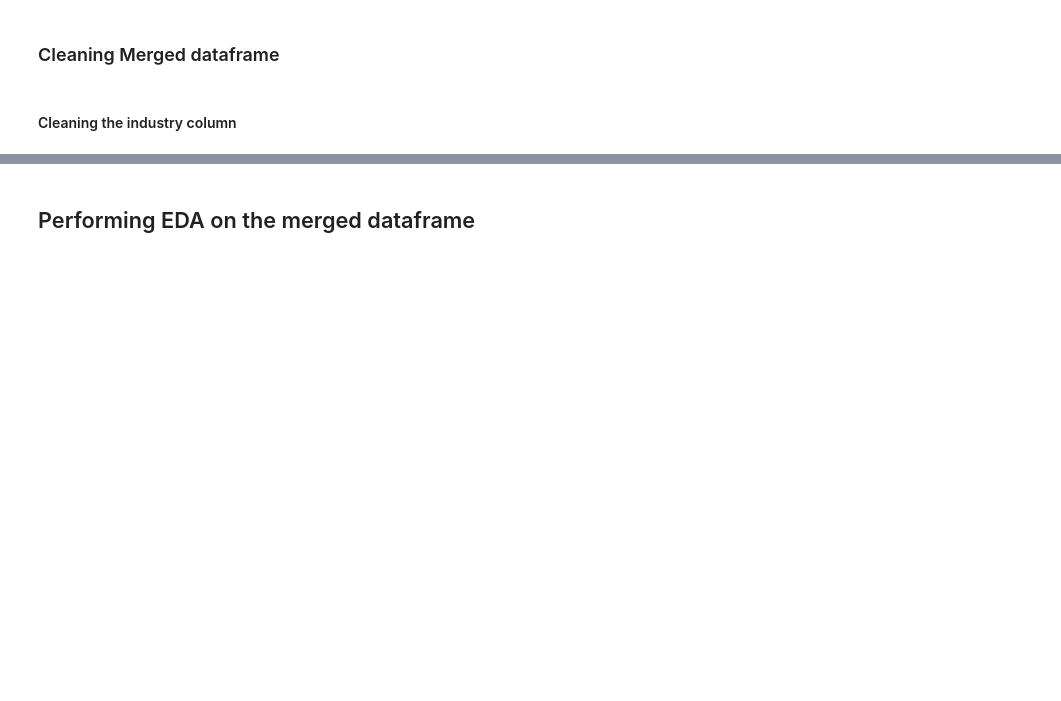
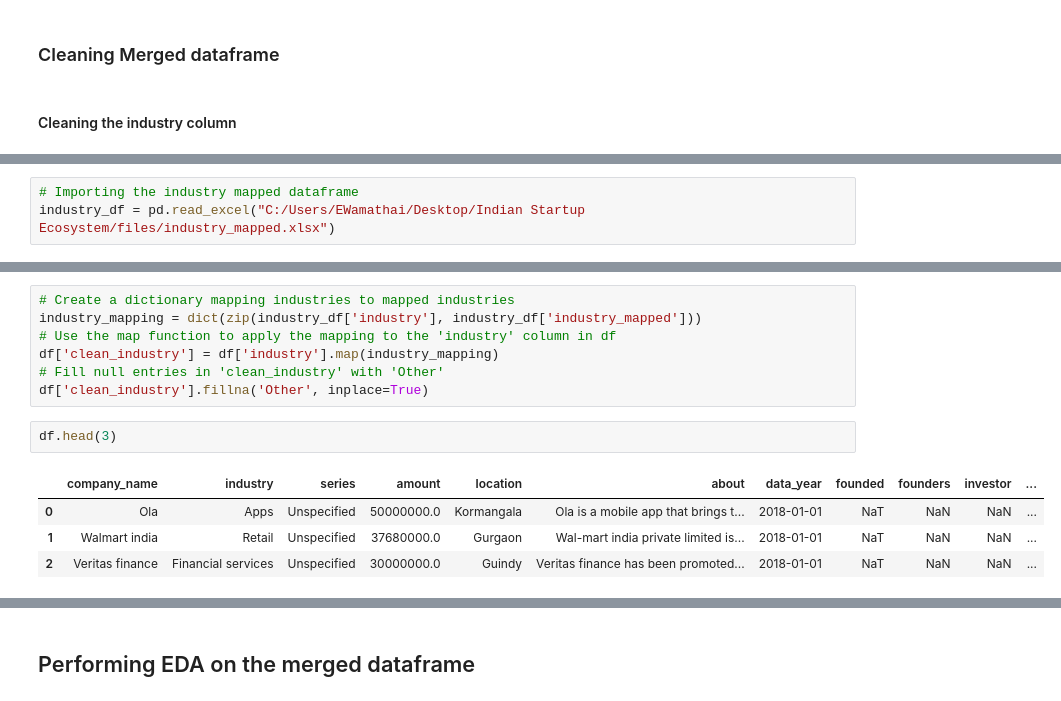
Before and after one commit to wamathaiwandeto/Indian-Startup-Ecosystem, a Jupyter notebook: project.ipynb, the cells around one changed output, grey strips where cells are left out. Cells and saved outputs as stored; diff of their text form; blank space fills up the shorter version.

```diff
--- a/project.ipynb
+++ b/project.ipynb
@@ -1252,0 +1143,3 @@ print(df[['industry', 'clean_industry']].head())
+# %%
+# Importing the industry mapped dataframe
+industry_df = pd.read_excel("C:/Users/EWamathai/Desktop/Indian Startup Ecosystem/files/industry_mapped.xlsx")
@@ -1252,0 +1156,14 @@ print(df[['industry', 'clean_industry']].head())
+# %%
+# Create a dictionary mapping industries to mapped industries
+industry_mapping = dict(zip(industry_df['industry'], industry_df['industry_mapped']))
+# Use the map function to apply the mapping to the 'industry' column in df
+df['clean_industry'] = df['industry'].map(industry_mapping)
+# Fill null entries in 'clean_industry' with 'Other'
+df['clean_industry'].fillna('Other', inplace=True)
+# %%
+df.head(3)
+# %% [output]
+|  | company_name | industry | series | amount | location | about | data_year | founded | founders | investor | ... |
+| 0 | Ola | Apps | Unspecified | 50000000.0 | Kormangala | Ola is a mobile app that brings t... | 2018-01-01 | NaT | NaN | NaN | ... |
+| 1 | Walmart india | Retail | Unspecified | 37680000.0 | Gurgaon | Wal-mart india private limited is... | 2018-01-01 | NaT | NaN | NaN | ... |
+| 2 | Veritas finance | Financial services | Unspecified | 30000000.0 | Guindy | Veritas finance has been promoted... | 2018-01-01 | NaT | NaN | NaN | ... |
```
Also changed, not shown: parts of 41 cells of this notebook, 1 other file.
